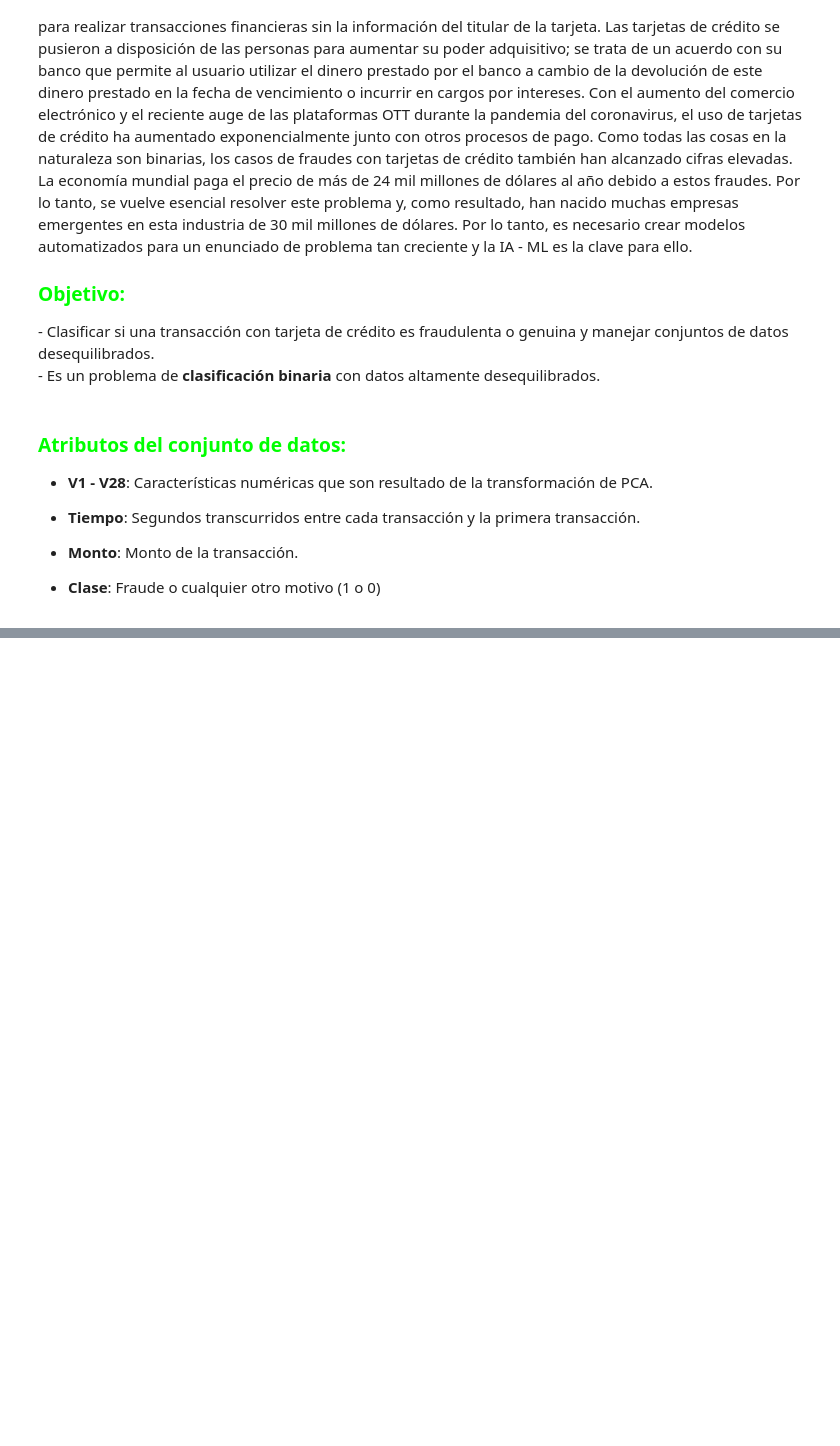
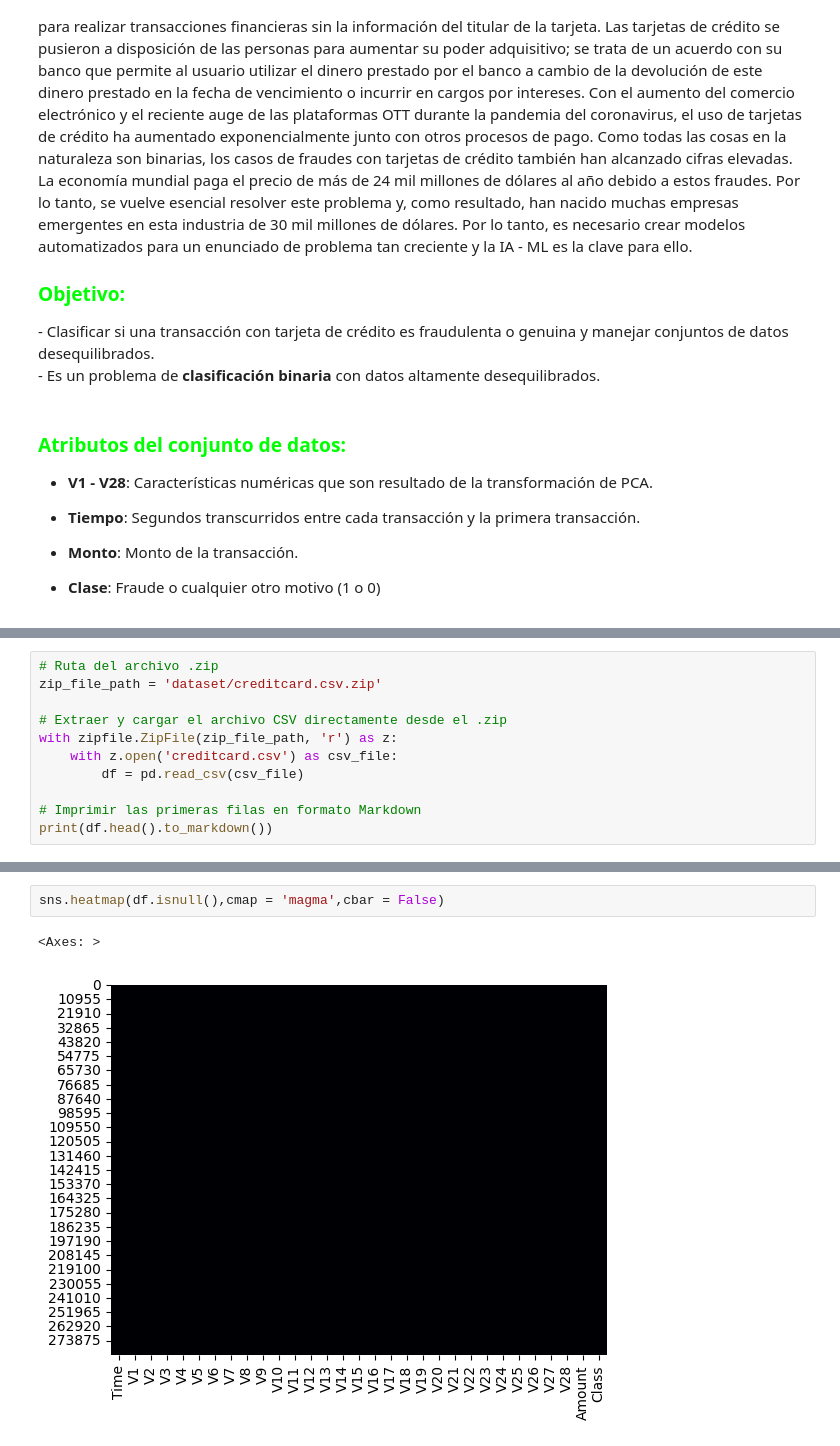
Before and after one commit to londerowalteroscar/Fraud-Detection, a Jupyter notebook: fraud-detection.ipynb, the cells around one changed output, grey strips where cells are left out. Drawn from its saved outputs; the diff is of its cells as text; blank space fills up the shorter version.

Commit message:
Visualizacion de Datos

```diff
--- a/fraud-detection.ipynb
+++ b/fraud-detection.ipynb
@@ -37,0 +76,11 @@
+# %%
+# Ruta del archivo .zip
+zip_file_path = 'dataset/creditcard.csv.zip'
+
+# Extraer y cargar el archivo CSV directamente desde el .zip
+with zipfile.ZipFile(zip_file_path, 'r') as z:
+    with z.open('creditcard.csv') as csv_file:
+        df = pd.read_csv(csv_file)
+
+# Imprimir las primeras filas en formato Markdown
+print(df.head().to_markdown())
@@ -37,0 +131,5 @@
+# %%
+sns.heatmap(df.isnull(),cmap = 'magma',cbar = False)
+# %% [output]
+<Axes: >
+[figure, added]
```
Also changed, not shown: parts of 18 cells of this notebook, 1 other file.
